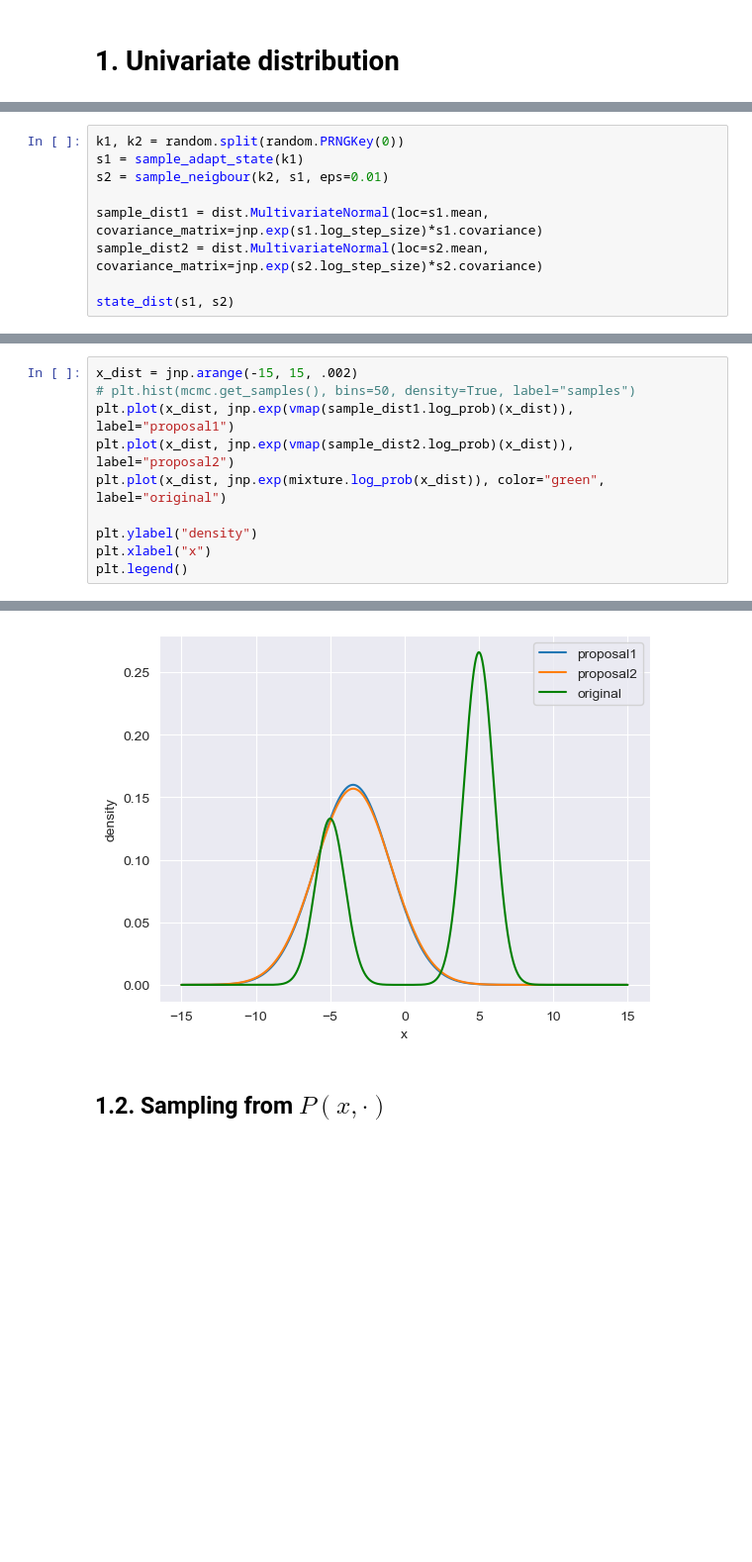
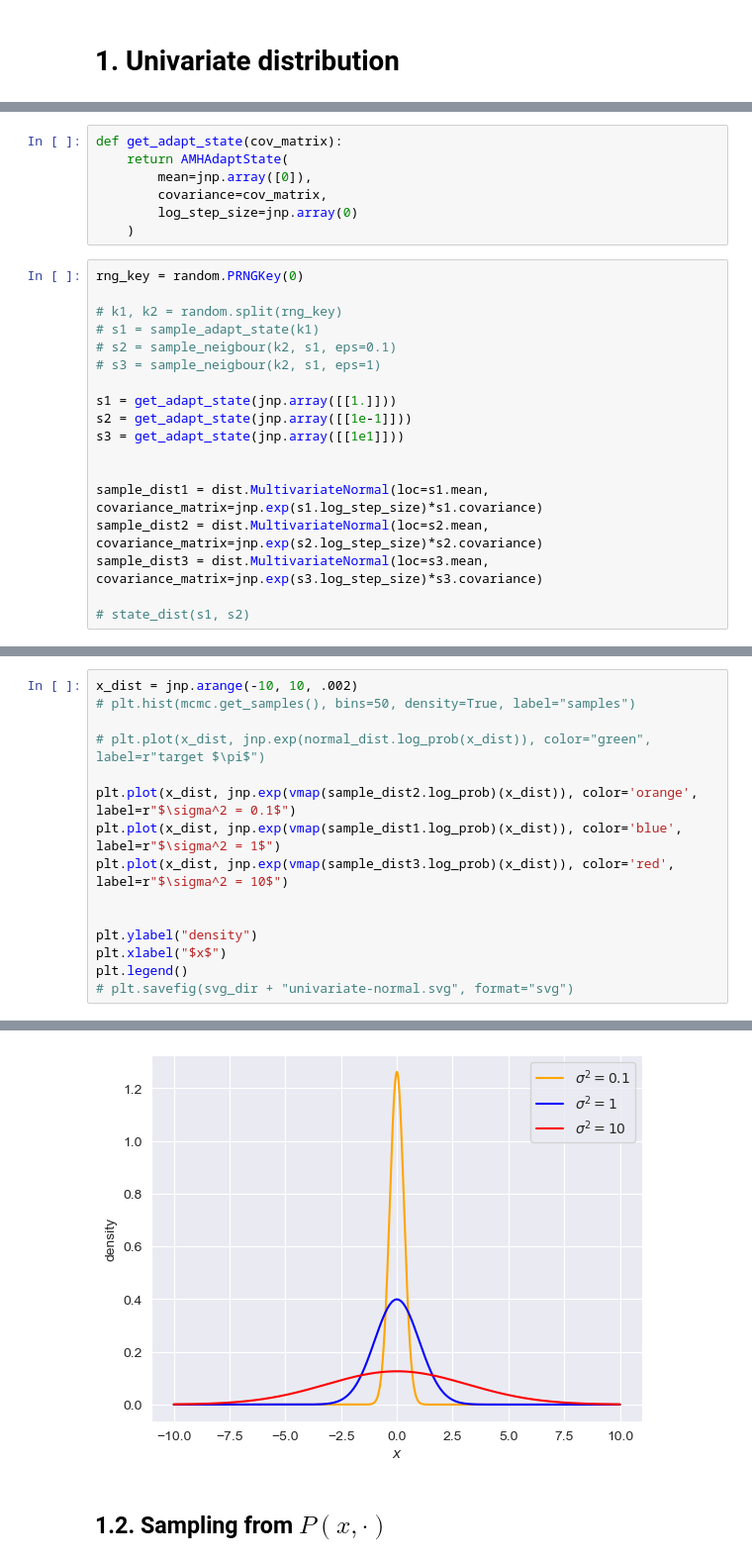
Before and after one commit to savelovme/adaptive-mcmc, a Jupyter notebook: python/asumptions-check.ipynb, the cells around one changed output, grey strips where cells are left out. Shown at 99% size. Saved outputs shown, nothing was run; the diff lists cells and outputs as text; blank space fills up the shorter version.

```diff
--- a/python/asumptions-check.ipynb
+++ b/python/asumptions-check.ipynb
@@ -33,9 +31,25 @@ kernel = AMH(potential_fn=potential_fn)
+# %%
+def get_adapt_state(cov_matrix):
+    return AMHAdaptState(
+        mean=jnp.array([0]),
+        covariance=cov_matrix,
+        log_step_size=jnp.array(0)
+    )
 # %%
-k1, k2 = random.split(random.PRNGKey(0))
-s1 = sample_adapt_state(k1)
-s2 = sample_neigbour(k2, s1, eps=0.01)
+rng_key = random.PRNGKey(0)
+
+# k1, k2 = random.split(rng_key)
+# s1 = sample_adapt_state(k1)
+# s2 = sample_neigbour(k2, s1, eps=0.1)
+# s3 = sample_neigbour(k2, s1, eps=1)
+
+s1 = get_adapt_state(jnp.array([[1.]]))
+s2 = get_adapt_state(jnp.array([[1e-1]]))
+s3 = get_adapt_state(jnp.array([[1e1]]))
+
 
 sample_dist1 = dist.MultivariateNormal(loc=s1.mean, covariance_matrix=jnp.exp(s1.log_step_size)*s1.covariance)
 sample_dist2 = dist.MultivariateNormal(loc=s2.mean, covariance_matrix=jnp.exp(s2.log_step_size)*s2.covariance)
+sample_dist3 = dist.MultivariateNormal(loc=s3.mean, covariance_matrix=jnp.exp(s3.log_step_size)*s3.covariance)
 
-state_dist(s1, s2)
+# state_dist(s1, s2)
@@ -44,15 +62,20 @@ Array(0.24729204, dtype=float32)
 # %%
-x_dist = jnp.arange(-15, 15, .002)
+x_dist = jnp.arange(-10, 10, .002)
 # plt.hist(mcmc.get_samples(), bins=50, density=True, label="samples")
-plt.plot(x_dist, jnp.exp(vmap(sample_dist1.log_prob)(x_dist)), label="proposal1")
-plt.plot(x_dist, jnp.exp(vmap(sample_dist2.log_prob)(x_dist)), label="proposal2")
-plt.plot(x_dist, jnp.exp(mixture.log_prob(x_dist)), color="green", label="original")
+
+# plt.plot(x_dist, jnp.exp(normal_dist.log_prob(x_dist)), color="green", label=r"target $\pi$")
+
+plt.plot(x_dist, jnp.exp(vmap(sample_dist2.log_prob)(x_dist)), color='orange', label=r"$\sigma^2 = 0.1$")
+plt.plot(x_dist, jnp.exp(vmap(sample_dist1.log_prob)(x_dist)), color='blue', label=r"$\sigma^2 = 1$")
+plt.plot(x_dist, jnp.exp(vmap(sample_dist3.log_prob)(x_dist)), color='red', label=r"$\sigma^2 = 10$")
+
 
 plt.ylabel("density")
-plt.xlabel("x")
+plt.xlabel("$x$")
 plt.legend()
+# plt.savefig(svg_dir + "univariate-normal.svg", format="svg")
 # %% [output]
 <matplotlib.legend.Legend at 0x...>
-[figure, old version]
+[figure, new version]
 # %% [markdown]
 ## 1.2. Sampling from $P(x, \cdot)$
```
Also changed, not shown: parts of 73 cells of this notebook, 16 other files.
